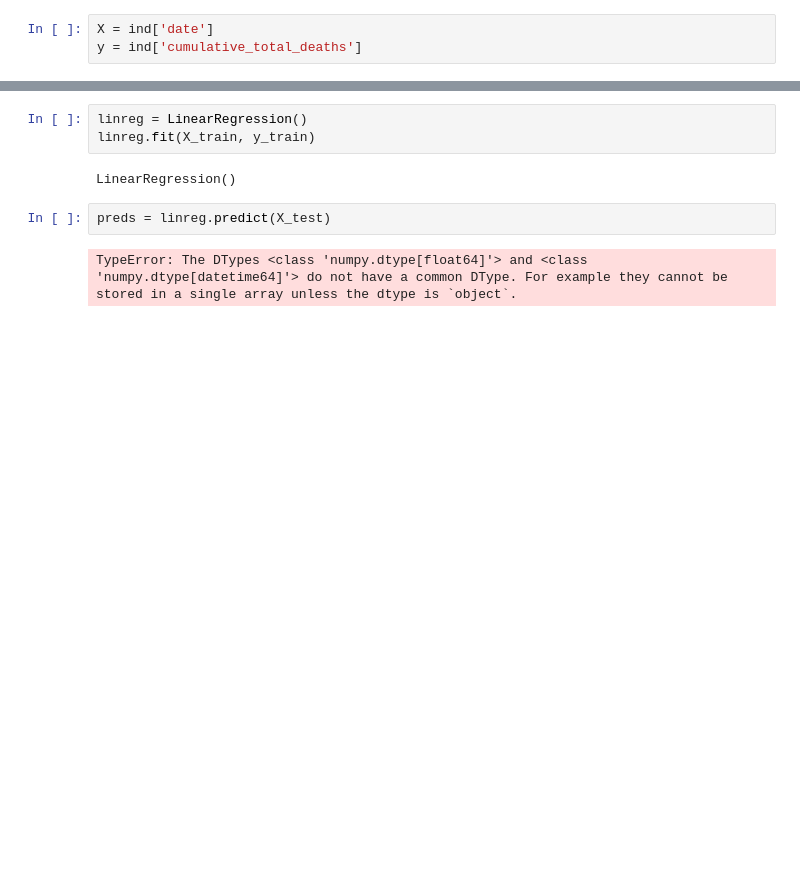
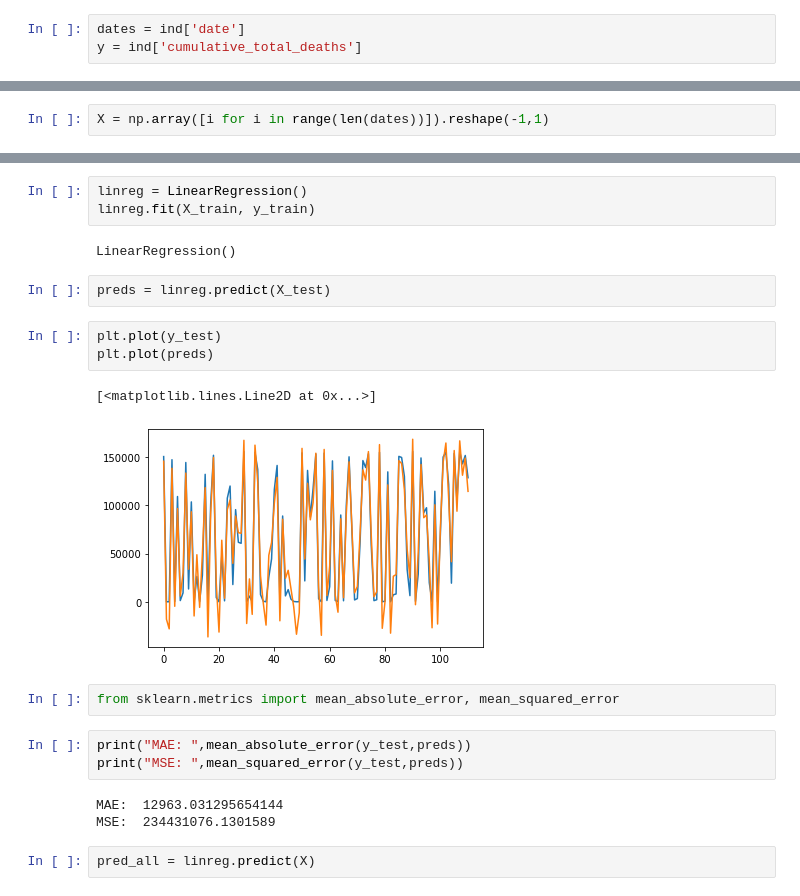
Before and after one commit to siktasharma/Covid-19-Death-Analysis, a Jupyter notebook: covid 19 analysis.ipynb, the cells around one changed output, grey strips where cells are left out. Saved outputs shown, nothing was run; the diff lists cells and outputs as text; blank space fills up the shorter version.

```diff
--- a/covid 19 analysis.ipynb
+++ b/covid 19 analysis.ipynb
@@ -148,5 +136,5 @@ sns.lineplot(x='date', y='cumulative_total_deaths', data=ind)
 <AxesSubplot:xlabel='date', ylabel='cumulative_total_deaths'>
 [figure]
 # %%
-X = ind['date']
+dates = ind['date']
 y = ind['cumulative_total_deaths']
@@ -155,3 +141,5 @@ X = np.array(X)
+# %%
+X = np.array([i for i in range(len(dates))]).reshape(-1,1)
 # %%
 X = X.reshape(-1,1)
 # %%
@@ -170,5 +158,19 @@ linreg.fit(X_train, y_train)
 LinearRegression()
 # %%
 preds = linreg.predict(X_test)
-# %% [output]
-TypeError: The DTypes <class 'numpy.dtype[float64]'> and <class 'numpy.dtype[datetime64]'> do not have a common DType. For example they cannot be stored in a single array unless the dtype is `object`.
+# %%
+plt.plot(y_test)
+plt.plot(preds)
+# %% [output]
+[<matplotlib.lines.Line2D at 0x...>]
+[figure, added]
+# %%
+from sklearn.metrics import mean_absolute_error, mean_squared_error
+# %%
+print("MAE: ",mean_absolute_error(y_test,preds))
+print("MSE: ",mean_squared_error(y_test,preds))
+# %% [output]
+MAE:  12963.031295654144
+MSE:  234431076.1301589
+# %%
+pred_all = linreg.predict(X)
```
Also changed, not shown: parts of 12 cells of this notebook.
